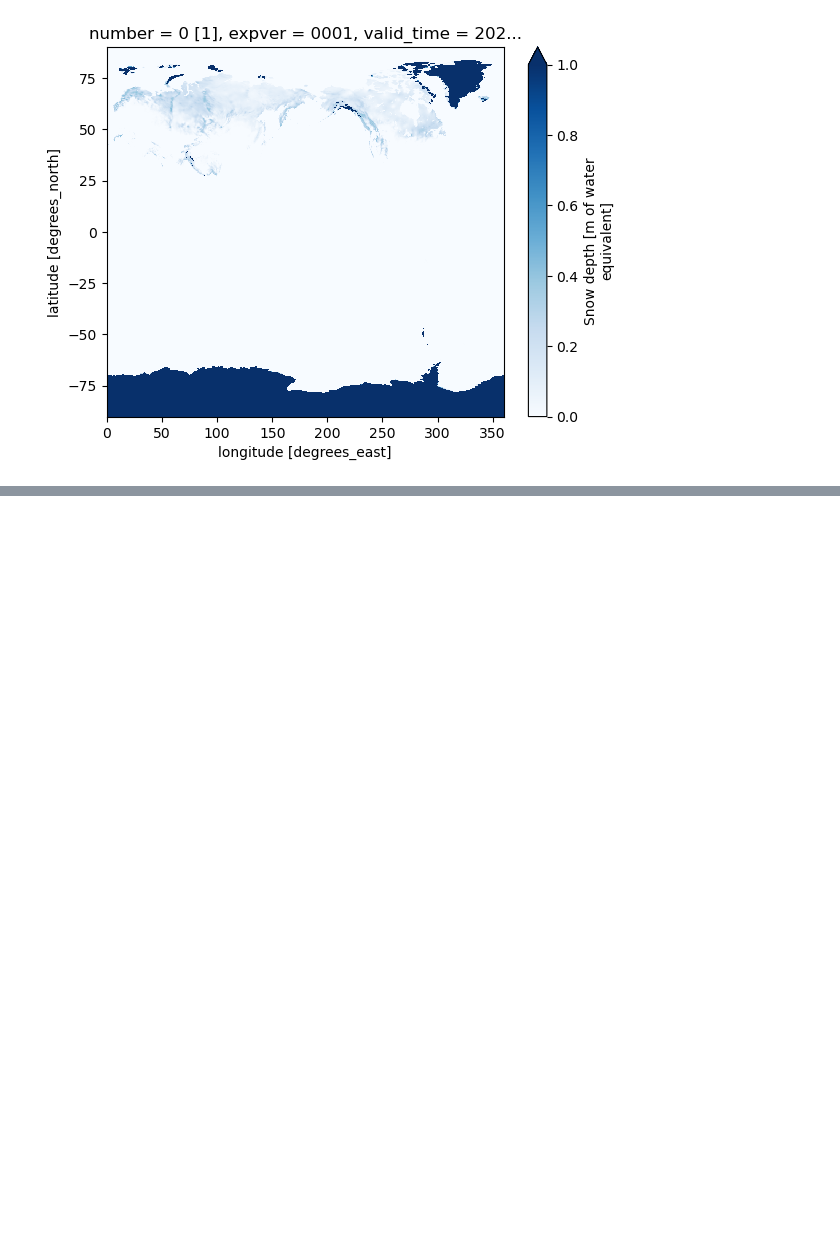
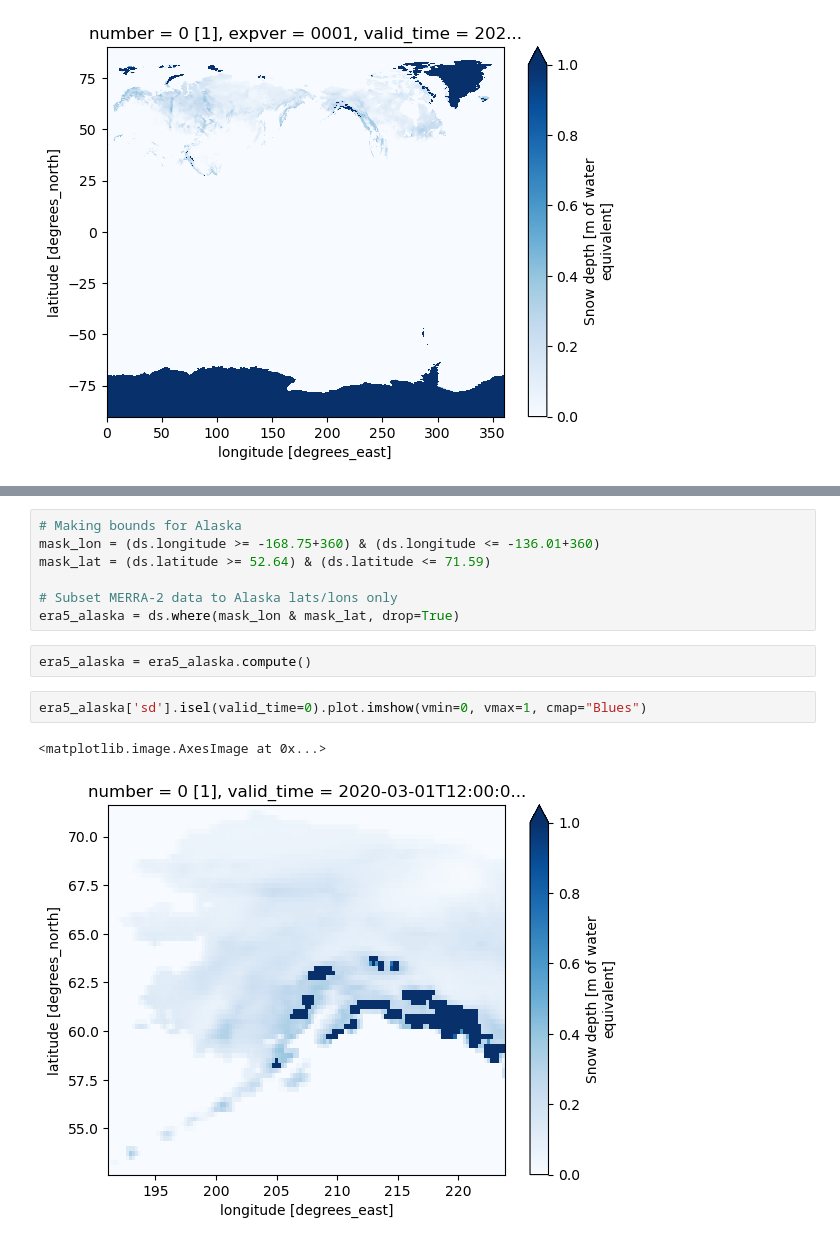
Before and after one commit to zachghiaccio/SnowPit, a Jupyter notebook: swe/era5_data_access.ipynb, the cells around one changed output, grey strips where cells are left out. Saved outputs shown, nothing was run; the diff lists cells and outputs as text; blank space fills up the shorter version.

Commit message:
Added example plots for Alaska snow depth.

```diff
--- a/swe/era5_data_access.ipynb
+++ b/swe/era5_data_access.ipynb
@@ -174,0 +231,14 @@ era5_sd_march.plot.imshow(vmin=0, vmax=1, cmap='Blues')
+# %%
+# Making bounds for Alaska
+mask_lon = (ds.longitude >= -168.75+360) & (ds.longitude <= -136.01+360)
+mask_lat = (ds.latitude >= 52.64) & (ds.latitude <= 71.59)
+
+# Subset MERRA-2 data to Alaska lats/lons only
+era5_alaska = ds.where(mask_lon & mask_lat, drop=True)
+# %%
+era5_alaska = era5_alaska.compute()
+# %%
+era5_alaska['sd'].isel(valid_time=0).plot.imshow(vmin=0, vmax=1, cmap="Blues")
+# %% [output]
+<matplotlib.image.AxesImage at 0x...>
+[figure, added]
```
Also changed, not shown: parts of 3 cells of this notebook.
